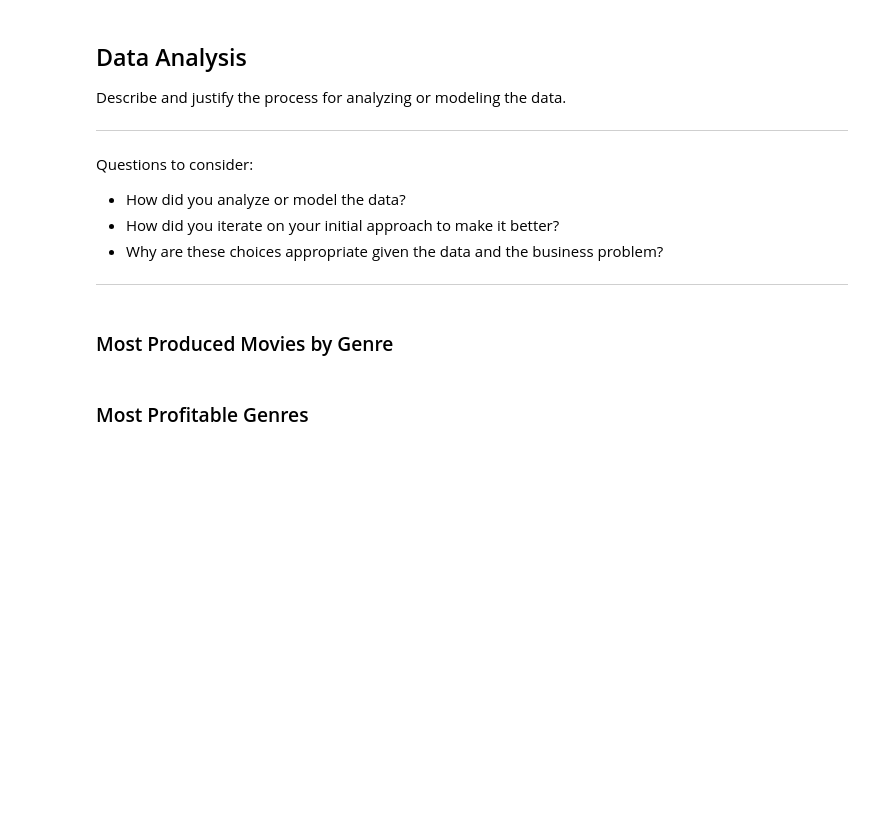
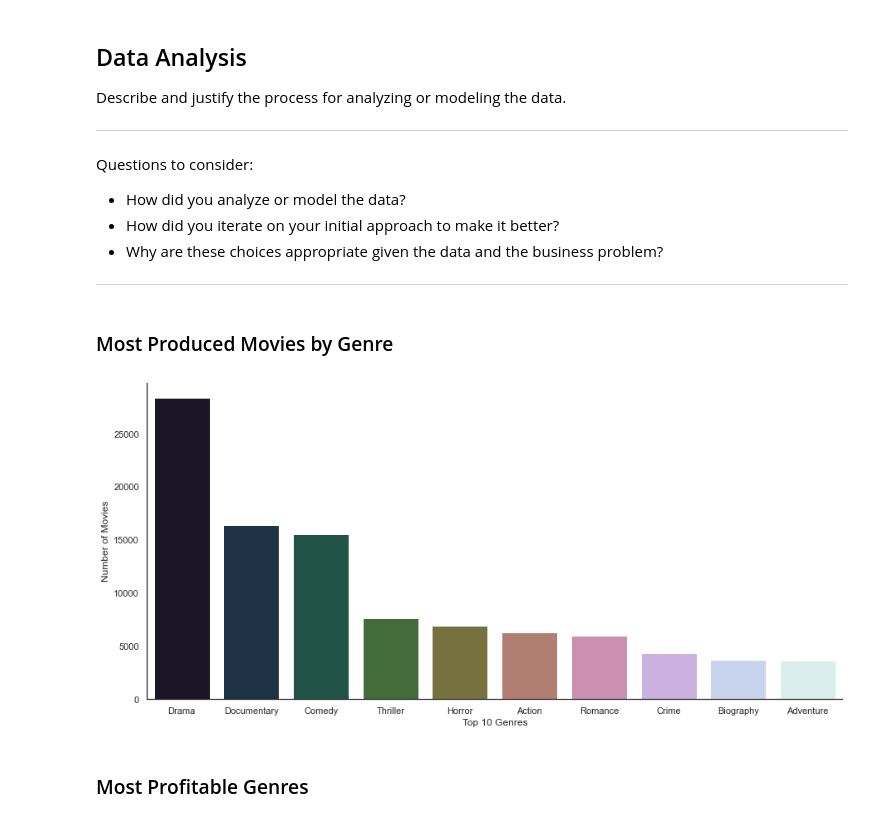
Before and after one commit to alexcasey92/Box-Office-EDA, a Jupyter notebook: dsc-phase1-project-template.ipynb, the cells around one changed output. Saved outputs shown, nothing was run; the diff lists cells and outputs as text; code cells hidden in the pictures; blank space fills up the shorter version.

```diff
--- a/dsc-phase1-project-template.ipynb
+++ b/dsc-phase1-project-template.ipynb
@@ -636,21 +758,23 @@ Questions to consider:
 # %%
 genres_count = genres['genres'].value_counts()
 genres_count = genres_count[:10,]
 
 plt.figure(figsize=(15, 7))
 sns.set_context('notebook')
 sns.set_style("white")
 sns.barplot(
     x=genres_count.index,
     y=genres_count.values,
     palette="cubehelix"
 ).set(
     ylabel="Number of Movies",
-    xlabel="Top 10 Genres",
-    title="Top 10 Most Produced Movie Genres"
+    xlabel="Top 10 Genres"
 
 );
+
 #remove top and right axes spines
 sns.despine()
+# %% [output]
+[figure, added]
 # %% [markdown]
 ### Most Profitable Genres
```
Also changed, not shown: parts of 51 cells of this notebook.
